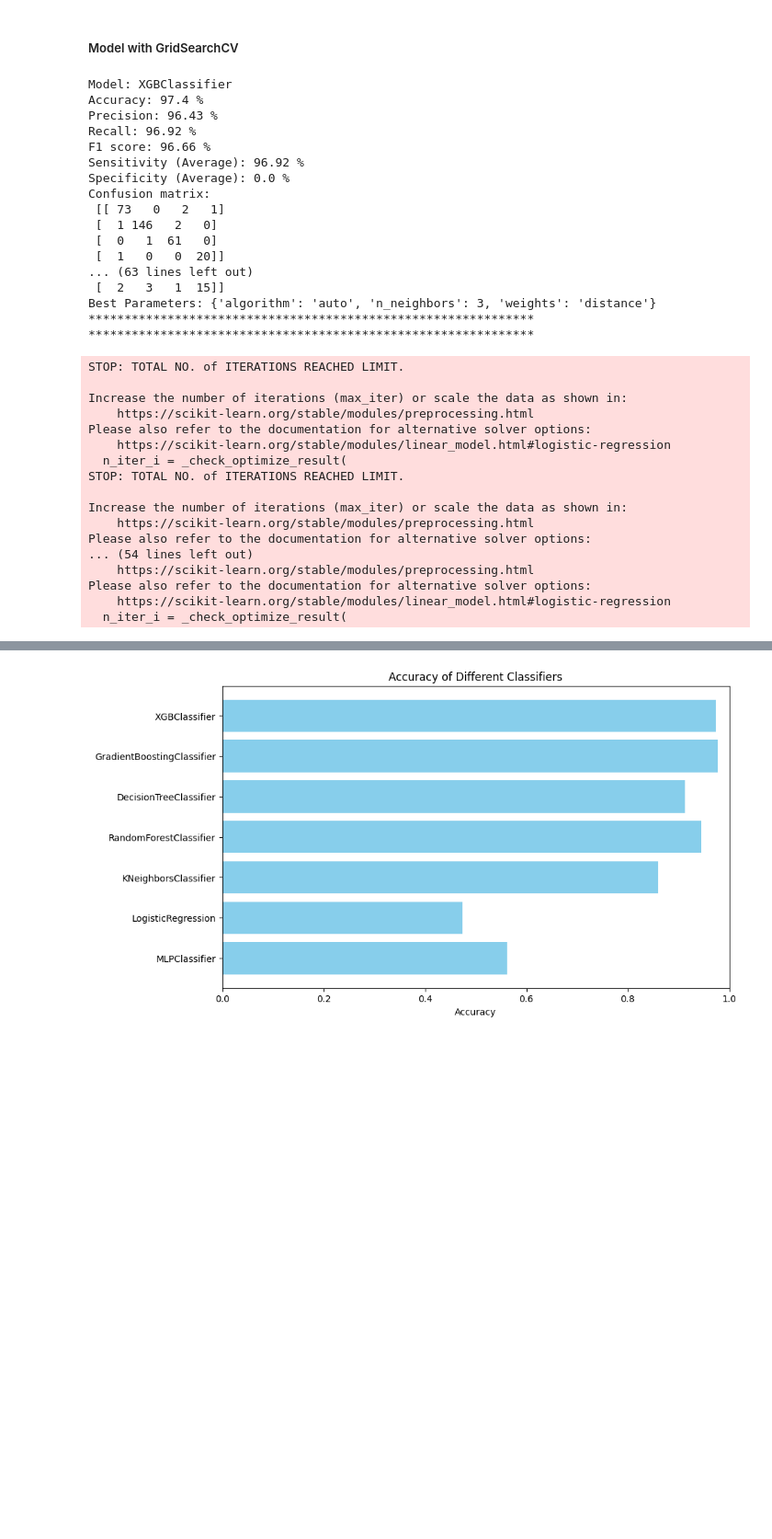
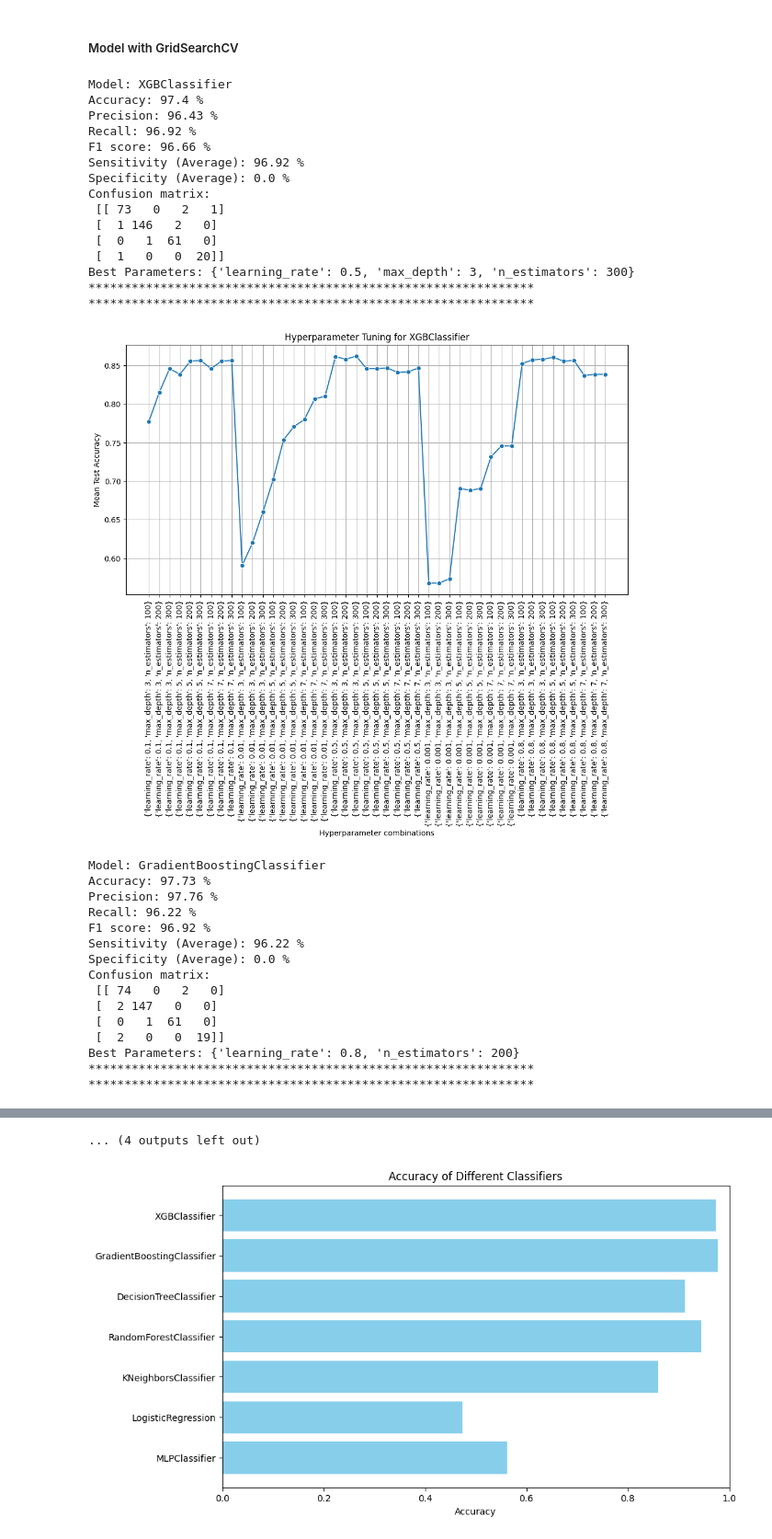
Before and after one commit to Aboodtt404/Loan-Completion-ML, a Jupyter notebook: loan_completion_ml.ipynb, the cells around one changed output, grey strips where cells are left out. Shown at 92% size. Drawn from its saved outputs; the diff is of its cells as text; code cells hidden in the pictures; blank space fills up the shorter version.

Commit message:
fixed code structure and plotted the hyperparameters

```diff
--- a/loan_completion_ml.ipynb
+++ b/loan_completion_ml.ipynb
@@ -368,6 +368,10 @@ Confusion Matrix:
 # %% [markdown]
 ##### Model with GridSearchCV
 # %%
+import matplotlib.pyplot as plt
+import seaborn as sns
+import numpy as np
+
 X_wc = main_df.drop("completion_status", axis=1).copy()
 y_wc = main_df["completion_status"].copy()
 
@@ -377,8 +381,8 @@ models = [
     {"model": xgb.XGBClassifier(), "params": {"n_estimators": [100, 200, 300], 'max_depth': [3, 5, 7], 'learning_rate': [0.1, 0.01, 0.5, 0.001, 0.8]}},
     {"model": GradientBoostingClassifier(), "params": {'n_estimators': [50, 100, 200], 'learning_rate': [0.1, 0.5, 0.8]}},
     {"model": DecisionTreeClassifier(), "params": {"max_depth": [None, 5, 10], "min_samples_split": [2, 5], "criterion": ["gini", "entropy"]}},
+   #{"model": SVC(), "params": {'kernel': ['linear', 'poly', 'rbf', 'sigmoid'], 'C': [0.1, 1, 10], 'gamma': ['scale', 'auto']}},
     {"model": RandomForestClassifier(), "params": {"n_estimators": [100, 200, 300], "max_depth": [None, 5, 10], "min_samples_split": [2, 5]}},
-    # {"model": SVC(), "params": {'kernel': ['linear', 'poly', 'rbf', 'sigmoid'], 'C': [0.1, 1, 10], 'gamma': ['scale', 'auto']}},
     {"model": KNeighborsClassifier(), "params": {'n_neighbors': [3, 5, 7], 'weights': ['uniform', 'distance'], 'algorithm': ['auto', 'ball_tree', 'kd_tree', 'brute']}},
     {"model": LogisticRegression(), "params": {'penalty': ['l1', 'l2'], 'C': [0.1, 1, 10]}},
     {"model": MLPClassifier(), "params": {'hidden_layer_sizes': [(100,), (50, 50), (100, 50, 100)], 'activation': ['logistic', 'tanh', 'relu'], 'solver': ['adam', 'sgd'], 'alpha': [0.0001, 0.001, 0.01]}}
@@ -416,50 +420,60 @@ for model_info in models:
     print("Accuracy:", round(acc * 100, 2), '%')
     print("Precision:", round(precision * 100, 2), '%')
     print("Recall:", round(recall * 100, 2), '%')
     print("F1 score:", round(f1 * 100, 2), '%')
     print("Sensitivity (Average):", round(sensitivity * 100, 2), '%')
     print("Specificity (Average):", round(specificity * 100, 2), '%')
     print("Confusion matrix:\n", conf_matrix)
     print("Best Parameters:", grid_search.best_params_)
     print("**************************************************************")
     print("**************************************************************")
     print()
 
+    results = grid_search.cv_results_
+    mean_test_score = results['mean_test_score']
+    params = results['params']
+
+    plt.figure(figsize=(12, 6))
+    sns.lineplot(x=range(len(params)), y=mean_test_score, marker='o')
+    plt.xticks(range(len(params)), [str(param) for param in params], rotation=90)
+    plt.xlabel('Hyperparameter combinations')
+    plt.ylabel('Mean Test Accuracy')
+    plt.title(f'Hyperparameter Tuning for {model_name}')
+    plt.grid(True)
+    plt.show()
+
     if not os.path.exists("Models"):
         os.makedirs("Models")
     joblib.dump(best_model, os.path.join("Models", f"{best_model.__class__.__name__}_model.joblib"))
 # %% [output]
 Model: XGBClassifier
 Accuracy: 97.4 %
 Precision: 96.43 %
 Recall: 96.92 %
 F1 score: 96.66 %
 Sensitivity (Average): 96.92 %
 Specificity (Average): 0.0 %
 Confusion matrix:
  [[ 73   0   2   1]
  [  1 146   2   0]
  [  0   1  61   0]
  [  1   0   0  20]]
-... (63 lines left out)
- [  2   3   1  15]]
-Best Parameters: {'algorithm': 'auto', 'n_neighbors': 3, 'weights': 'distance'}
+Best Parameters: {'learning_rate': 0.5, 'max_depth': 3, 'n_estimators': 300}
 **************************************************************
 **************************************************************
+[figure, added]
-STOP: TOTAL NO. of ITERATIONS REACHED LIMIT.
-
-Increase the number of iterations (max_iter) or scale the data as shown in:
-    https://scikit-learn.org/stable/modules/preprocessing.html
-Please also refer to the documentation for alternative solver options:
-    https://scikit-learn.org/stable/modules/linear_model.html#logistic-regression
-  n_iter_i = _check_optimize_result(
-STOP: TOTAL NO. of ITERATIONS REACHED LIMIT.
-
-Increase the number of iterations (max_iter) or scale the data as shown in:
-    https://scikit-learn.org/stable/modules/preprocessing.html
-Please also refer to the documentation for alternative solver options:
-... (54 lines left out)
-    https://scikit-learn.org/stable/modules/preprocessing.html
-Please also refer to the documentation for alternative solver options:
-    https://scikit-learn.org/stable/modules/linear_model.html#logistic-regression
-  n_iter_i = _check_optimize_result(
+Model: GradientBoostingClassifier
+Accuracy: 97.73 %
+Precision: 97.76 %
+Recall: 96.22 %
+F1 score: 96.92 %
+Sensitivity (Average): 96.22 %
+Specificity (Average): 0.0 %
+Confusion matrix:
+ [[ 74   0   2   0]
+ [  2 147   0   0]
+ [  0   1  61   0]
+ [  2   0   0  19]]
+Best Parameters: {'learning_rate': 0.8, 'n_estimators': 200}
+**************************************************************
+**************************************************************
@@ -496,3 +561,4 @@ Best Parameters: {'activation': 'tanh', 'alpha': 0.0001, 'hidden_layer_sizes': (
+... (4 outputs left out)
 # %%
 plt.figure(figsize=(10, 6))
 plt.barh(model_names, models_accuracy, color='skyblue')
```
Also changed, not shown: parts of 3 cells of this notebook, 4 other files.
